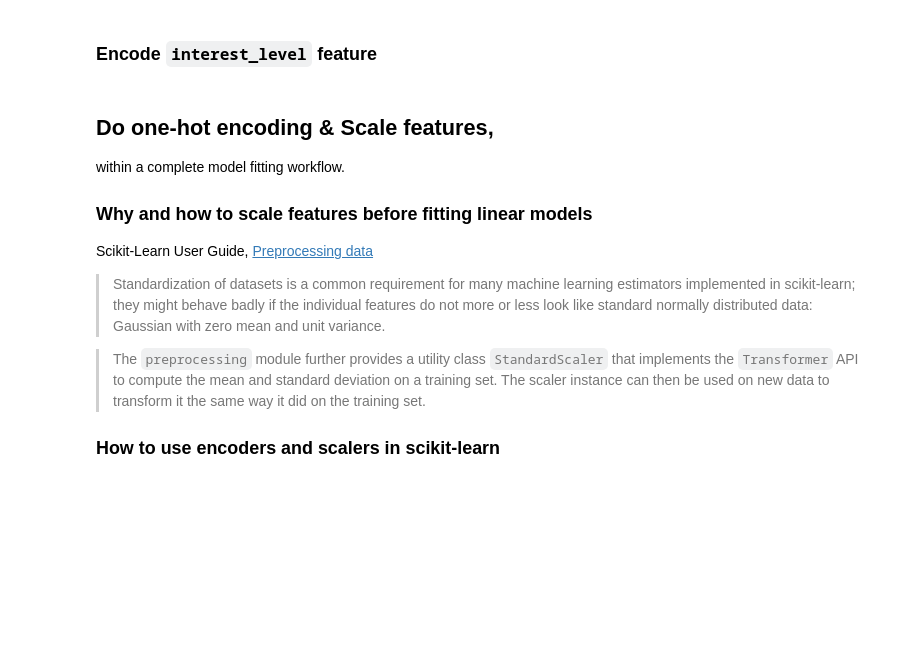
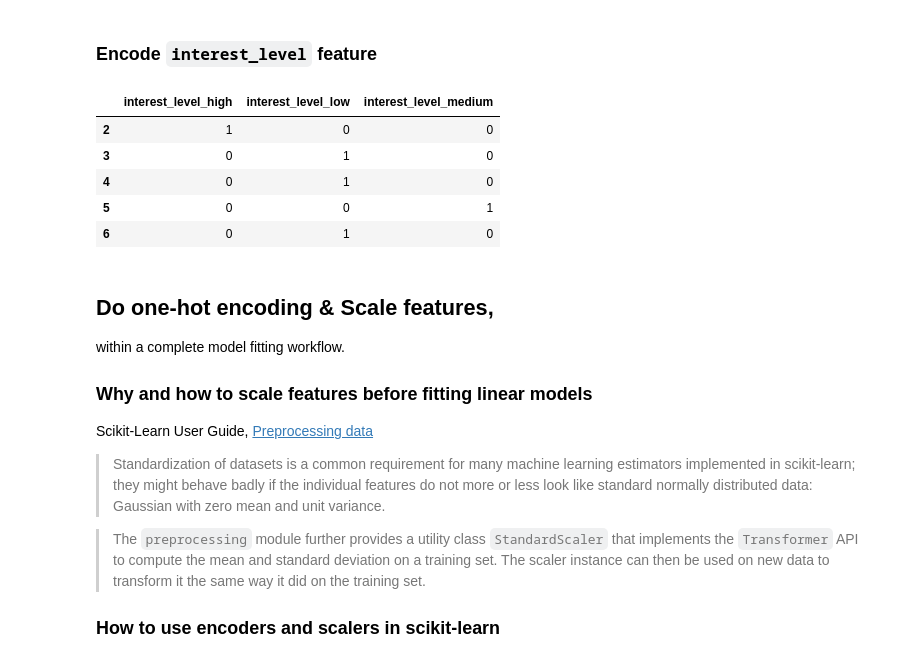
Before and after one commit to mjh09/DS-Unit-2-Linear-Models, a Jupyter notebook: module2-doing-linear-regression/doing_linear_regression.ipynb, the cells around one changed output. Saved outputs shown, nothing was run; the diff lists cells and outputs as text; code cells hidden in the pictures; blank space fills up the shorter version.

```diff
--- a/module2-doing-linear-regression/doing_linear_regression.ipynb
+++ b/module2-doing-linear-regression/doing_linear_regression.ipynb
@@ -245,5 +457,17 @@ Follow the process from Jake VanderPlas, [Python Data Science Handbook, Chapter
 # %% [markdown]
 ### Encode `interest_level` feature
+# %%
+import category_encoders as ce
+encoder = ce.OneHotEncoder(use_cat_names=True)
+encoded = encoder.fit_transform(train['interest_level'])
+encoded.head()
+# %% [output]
+|  | interest_level_high | interest_level_low | interest_level_medium |
+| 2 | 1 | 0 | 0 |
+| 3 | 0 | 1 | 0 |
+| 4 | 0 | 1 | 0 |
+| 5 | 0 | 0 | 1 |
+| 6 | 0 | 1 | 0 |
 # %% [markdown]
 ## Do one-hot encoding & Scale features,
 within a complete model fitting workflow.
```
Also changed, not shown: parts of 39 cells of this notebook.
